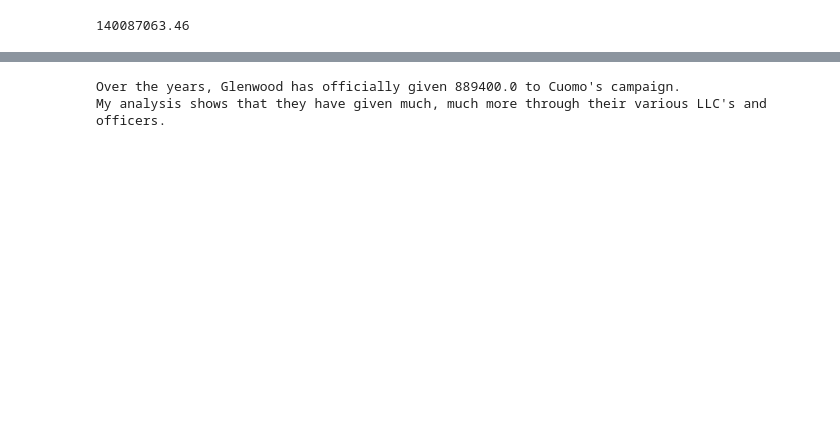
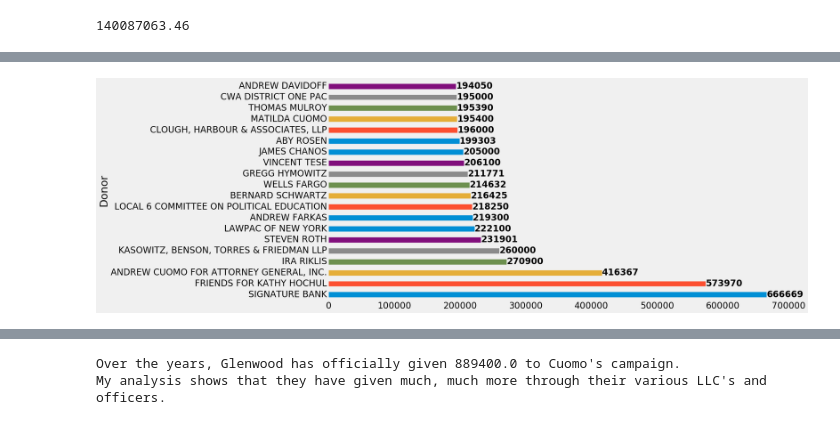
Before and after one commit to kromreig/warchest_cuomo_indy, a Jupyter notebook: Cuomo_Campaign_Finance.ipynb, the cells around one changed output, grey strips where cells are left out. Saved outputs shown, nothing was run; the diff lists cells and outputs as text; code cells hidden in the pictures; blank space fills up the shorter version.

```diff
--- a/Cuomo_Campaign_Finance.ipynb
+++ b/Cuomo_Campaign_Finance.ipynb
@@ -39,23 +101,7 @@ Board of Elections (BOE) releases data in January and July: the data I use here
 # %%
-#This is the July 2018 BOE data
-df1 = pd.read_csv("tabula-schedA.csv")
-df2 = pd.read_csv("tabula-schedB.csv")
-df3 = pd.read_csv("tabula-schedC.csv")
-df4 = pd.read_csv("tabula-schedD.csv")
-
-cols = {"NAME":"Donor",
-        "ADDRESS":"Address",
-        "DATE":"Date",
-        "AMOUNT":"Amount"}
-
-df1.rename(columns={"NAME":"Donor","ADDRESS":"Address","DATE":"Date","AMOUNT":"Amount",
-"CITY":"City", "STATE": "State"},inplace=True)
-df1['Address']=df1['Address'].str.strip()+' '+df1['City'].str.strip()
-df1 = df1[['Date','Donor','Address','Amount']]
-
 df_list = [df2, df3, df4]
 for frame in df_list:
-    frame.rename(columns=cols,inplace=True)
+    frame.rename(columns=columns,inplace=True)
     frame['Address']=frame['Address'].str.strip()+' '+frame['Unnamed: 4'].str.strip()
     frame = frame[['Date','Donor','Address','Amount']]
     jul_df=pd.concat([df1, frame],ignore_index=True)
@@ -67,13 +124,7 @@ jul_df['Date']=jul_df['Date'].dt.strftime('%m/%d/%Y')
 # %%
-#This is the BOE data from all previous years
 df = pd.read_csv("Campaign_Contributions.csv")
-#df = pd.read_csv("contrib thru 1.1.18 - contrib thru 1.1.18.csv")
 df = df[['Donor','Address', 'Check No.', 'Amount', 'Date','Recipient', 'Fiscal Report']]
 
+#Change the date format to 'mm/dd/yyyy'
 df['Date']=pd.to_datetime(df['Date'], format = '%m/%d/%Y')
 df['Date']=df['Date'].dt.strftime('%m/%d/%Y')
-
-df = df.append(jul_df, ignore_index=True)
-
-df['Amount'] = df['Amount'].replace( '[\$,)]','', regex=True ).astype(float)
-df['Donor'] = df['Donor'].str.strip()
@@ -80,2 +135,7 @@ df['Donor'] = df['Donor'].str.strip()
+# %%
+df = jul_df.append(df, ignore_index=True)
+
+df['Amount'] = df['Amount'].replace( '[\$,)]','', regex=True ).astype(float)
+df['Donor'] = df['Donor'].str.strip()
 # %% [markdown]
 # Now we have all of the donor data from Cuomo-- from attorney general to governor, up to July 16, 2018.
@@ -89,0 +152,12 @@ df['Amount'].sum()
+# %%
+plt.figure(figsize=(20,10))
+ax=df.groupby('Donor')['Amount'].sum().sort_values(ascending=False).head(20)\
+.plot(y='Amount_boe', x='Donor', kind='barh')
+
+for i, bar in enumerate(ax.patches):
+    value = int(round(bar.get_width()))
+    x_pos = bar.get_width() - 1
+    y_pos = i
+    ax.text(x_pos, y_pos, value, va='center', ha='left', color='black',fontweight='bold')
+# %% [output]
+[figure, added]
```
Also changed, not shown: parts of 75 cells of this notebook, 12 other files.
